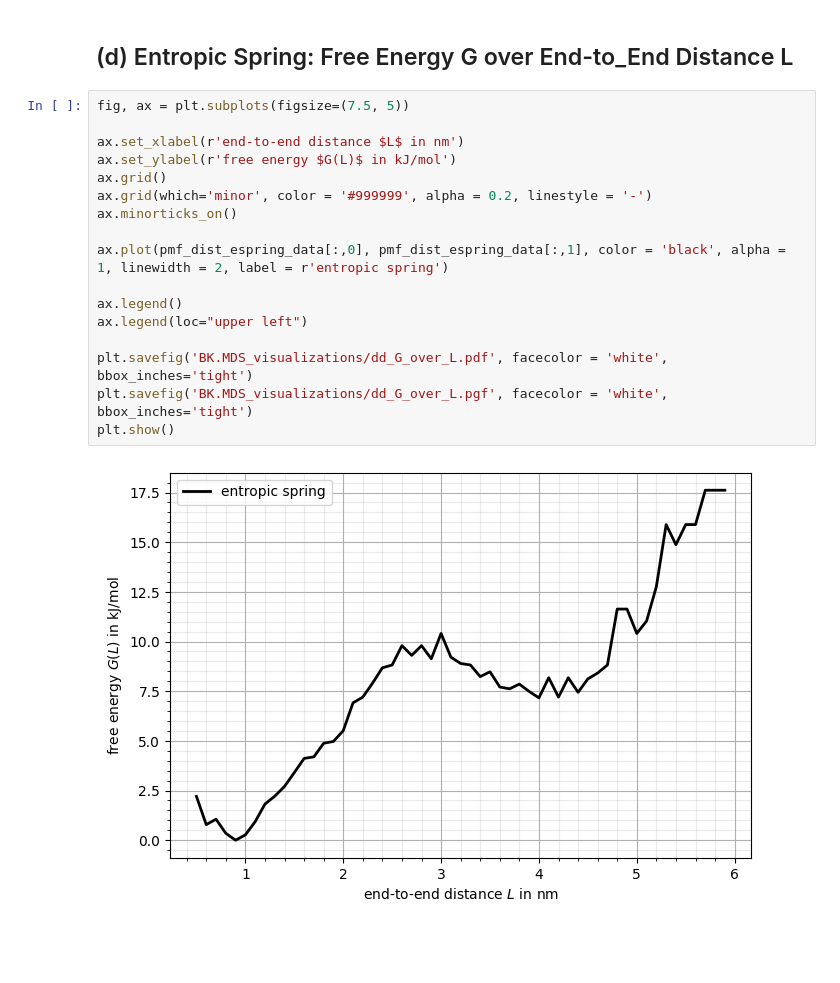
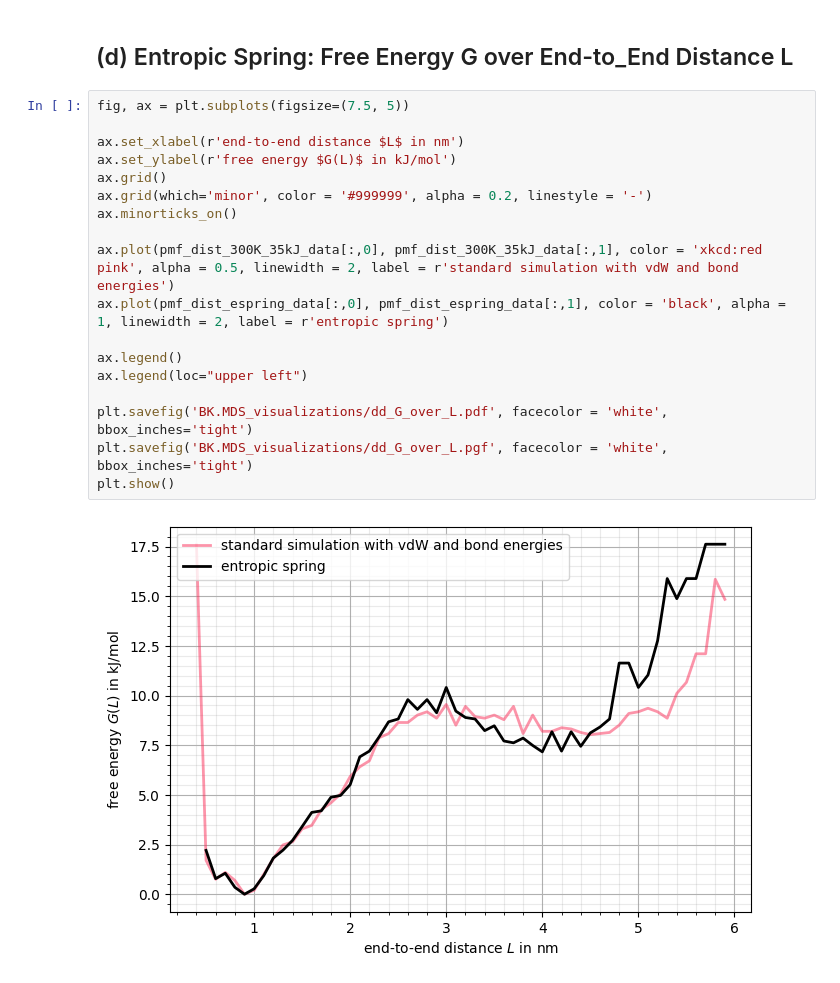
Before and after one commit to CVC97/ALC-24-25, a Jupyter notebook: BK.MDS_molecular_dynamics_simulations_of_proteins/BK.MDS_md_simulations_of_proteins.ipynb, the cells around one changed output. Saved outputs shown, nothing was run; the diff lists cells and outputs as text; blank space fills up the shorter version.

```diff
--- a/BK.MDS_molecular_dynamics_simulations_of_proteins/BK.MDS_md_simulations_of_proteins.ipynb
+++ b/BK.MDS_molecular_dynamics_simulations_of_proteins/BK.MDS_md_simulations_of_proteins.ipynb
@@ -244,19 +244,20 @@ plt.show()
 # %%
 fig, ax = plt.subplots(figsize=(7.5, 5))
 
 ax.set_xlabel(r'end-to-end distance $L$ in nm')
 ax.set_ylabel(r'free energy $G(L)$ in kJ/mol')
 ax.grid()
 ax.grid(which='minor', color = '#999999', alpha = 0.2, linestyle = '-')
 ax.minorticks_on()
 
+ax.plot(pmf_dist_300K_35kJ_data[:,0], pmf_dist_300K_35kJ_data[:,1], color = 'xkcd:red pink', alpha = 0.5, linewidth = 2, label = r'standard simulation with vdW and bond energies')
 ax.plot(pmf_dist_espring_data[:,0], pmf_dist_espring_data[:,1], color = 'black', alpha = 1, linewidth = 2, label = r'entropic spring')
 
 ax.legend()
 ax.legend(loc="upper left")
 
 plt.savefig('BK.MDS_visualizations/dd_G_over_L.pdf', facecolor = 'white', bbox_inches='tight')
 plt.savefig('BK.MDS_visualizations/dd_G_over_L.pgf', facecolor = 'white', bbox_inches='tight')
 plt.show()
 # %% [output]
-[figure, old version]
+[figure, new version]
```
Also changed, not shown: 8 other files.
